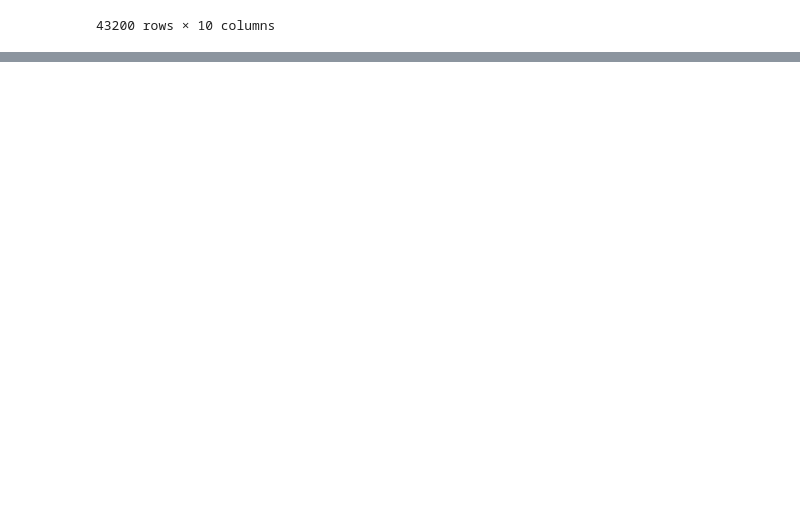
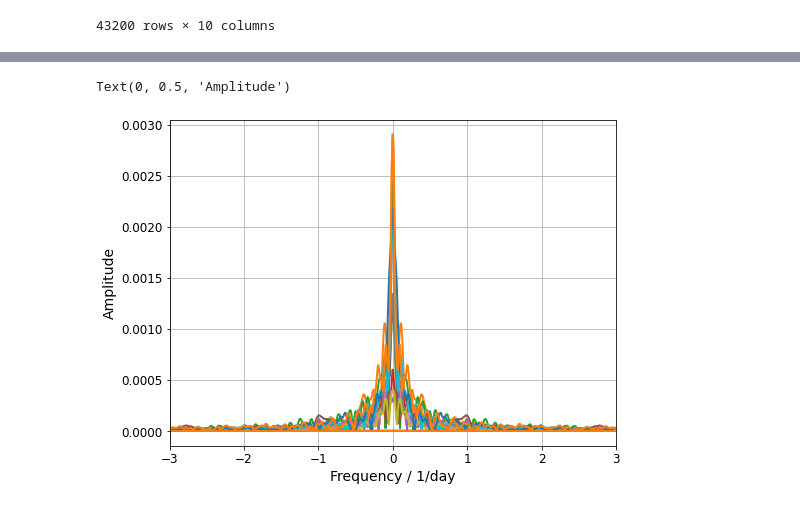
Before and after one commit to LeoausderDose/Praktikum_AWI, a Jupyter notebook: Spitzbergen/data_import_spitzbergen.ipynb, the cells around one changed output, grey strips where cells are left out. Cells and saved outputs as stored; diff of their text form; code cells hidden in the pictures; blank space fills up the shorter version.

```diff
--- a/Spitzbergen/data_import_spitzbergen.ipynb
+++ b/Spitzbergen/data_import_spitzbergen.ipynb
@@ -126,3 +155,44 @@ Text(0.5, 0, 'Frequncy / 1/day')
+# %%
+import numpy as np
+import matplotlib.pyplot as plt
+
+# Define the window function (e.g., Hanning window)
+def window_function(length):
+    return np.hanning(length)  # You can choose other window functions as needed
+
+tagesgang_grad = []
+
+# Define the desired length for zero padding and window length
+desired_length = 1000000  # Adjust this to the desired length
+window_length = len(data)  # You can adjust this as needed
+
+for i in range(0, 12):
+    data = dataframes[i]['T2 [°C] (average, Thermometer)']
+
+    # Zero padding: Extend the length of data to the desired length
+    data = np.pad(data, (0, desired_length - len(data)), 'constant')
+
+    # Apply windowing function
+    window = window_function(window_length)
+    data *= window
+
+    fft = np.fft.fft(data)
+    t = np.arange(len(data))
+    freq = np.fft.fftfreq(t.shape[-1], d=1 / (60 * 24))
+
+    amplitude = 1 / len(data) * np.abs(fft)
+    temp_index = np.where(freq == find_nearest(freq, 1))
+    tagesgang_grad.append(amplitude[temp_index])
+
+    plt.plot(freq, amplitude)
+    plt.xlim(-3, 3)
+    #plt.ylim(0, 1)
+
+plt.xlabel('Frequency / 1/day')
+plt.ylabel('Amplitude')  # Add a label for the y-axis
+# %% [output]
+Text(0, 0.5, 'Amplitude')
+[figure, added]
 # %%
 month = ['january', 'february', 'march', 'april','may','june', 'july', 'august', 'september', 'october', 'november', 'december']
 plt.plot(np.arange(1,13), tagesgang_grad)
```
Also changed, not shown: parts of 3 cells of this notebook, 2 other files.
